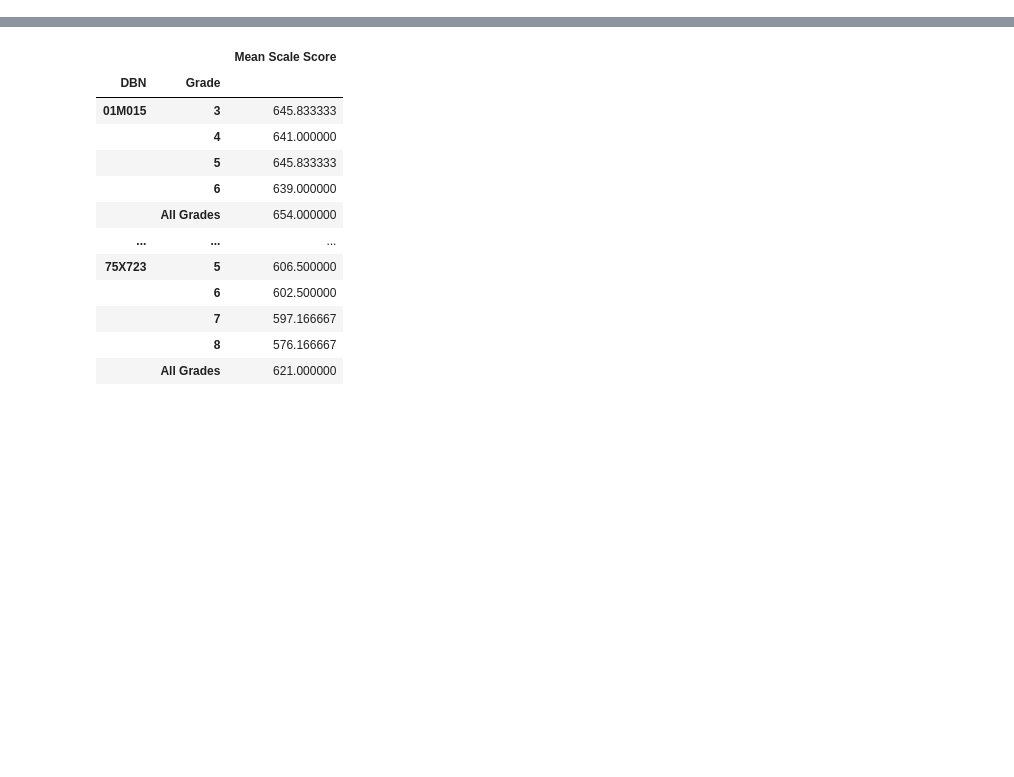
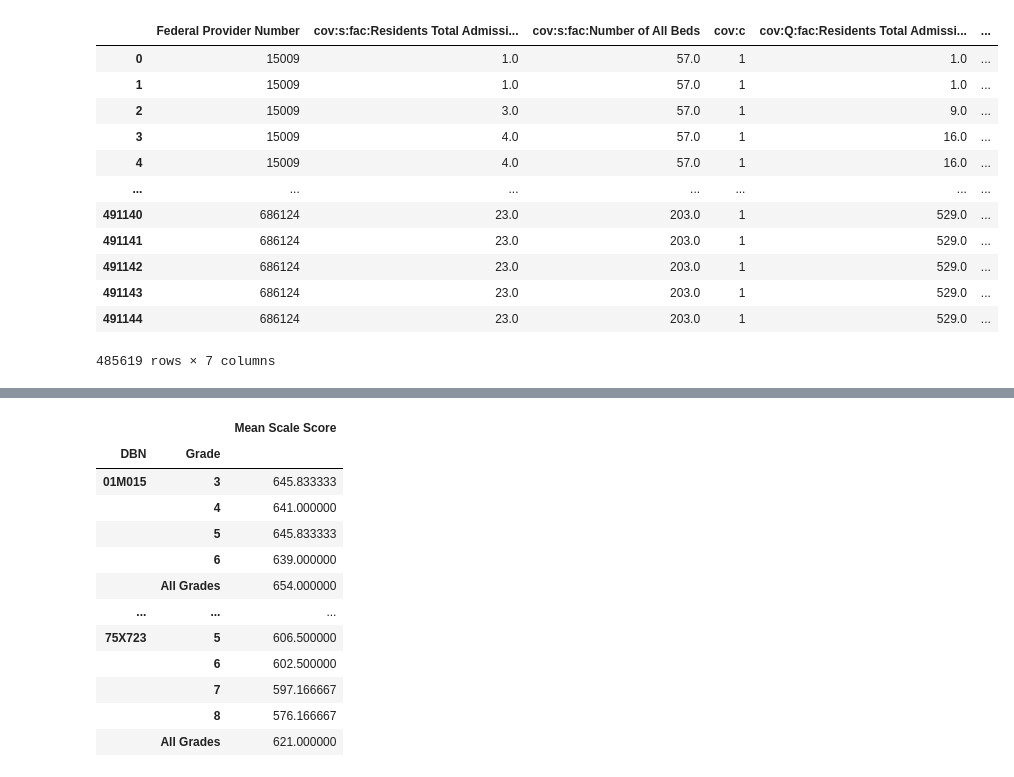
Before and after one commit to primkey7607/factorizedlearn, a Jupyter notebook: Untitled.ipynb, the cells around one changed output, grey strips where cells are left out. Cells and saved outputs as stored; diff of their text form; code cells hidden in the pictures; blank space fills up the shorter version.

```diff
--- a/Untitled.ipynb
+++ b/Untitled.ipynb
@@ -10,2 +13,4 @@ gender = pd.read_csv("gender.csv")
 gender["Mean Scale Score"] = pd.to_numeric(gender["Mean Scale Score"],errors="coerce")
 gender = gender[~np.isnan(gender["Mean Scale Score"])]
+# %%
+fac = pd.read_csv("measure_scale.csv")
@@ -11,0 +72,10 @@ gender = gender[~np.isnan(gender["Mean Scale Score"])]
+# %%
+train = fac[["Federal Provider Number", "Residents Total Admissions COVID-19", 'Number of All Beds', 'Total Number of Occupied Beds', 'Residents Total Confirmed COVID-19']]
+# %%
+gender_train_data = agg_dataset()
+gender_train_data.load(train, ["Residents Total Admissions COVID-19", 'Number of All Beds', 'Total Number of Occupied Beds', 'Residents Total Confirmed COVID-19'], ["Federal Provider Number"], "fac")
+gender_train_data.process_target("Residents Total Admissions COVID-19")
+gender_train_data.to_numeric_and_impute_all()
+gender_train_data.remove_redundant_columns()
+gender_train_data.create_count_true()
+gender_train_data.compute_agg()
@@ -11,0 +100,16 @@ gender = gender[~np.isnan(gender["Mean Scale Score"])]
+# %%
+gender_train_data.data[["Federal Provider Number", "cov:s:fac:Residents Total Admissions COVID-19"]]
+# %% [output]
+|  | Federal Provider Number | cov:s:fac:Residents Total Admissi... | cov:s:fac:Number of All Beds | cov:c | cov:Q:fac:Residents Total Admissi... | ... |
+| 0 | 15009 | 1.0 | 57.0 | 1 | 1.0 | ... |
+| 1 | 15009 | 1.0 | 57.0 | 1 | 1.0 | ... |
+| 2 | 15009 | 3.0 | 57.0 | 1 | 9.0 | ... |
+| 3 | 15009 | 4.0 | 57.0 | 1 | 16.0 | ... |
+| 4 | 15009 | 4.0 | 57.0 | 1 | 16.0 | ... |
+| ... | ... | ... | ... | ... | ... | ... |
+| 491140 | 686124 | 23.0 | 203.0 | 1 | 529.0 | ... |
+| 491141 | 686124 | 23.0 | 203.0 | 1 | 529.0 | ... |
+| 491142 | 686124 | 23.0 | 203.0 | 1 | 529.0 | ... |
+| 491143 | 686124 | 23.0 | 203.0 | 1 | 529.0 | ... |
+| 491144 | 686124 | 23.0 | 203.0 | 1 | 529.0 | ... |
+485619 rows × 7 columns
```
Also changed, not shown: parts of 36 cells of this notebook, 34 other files.
